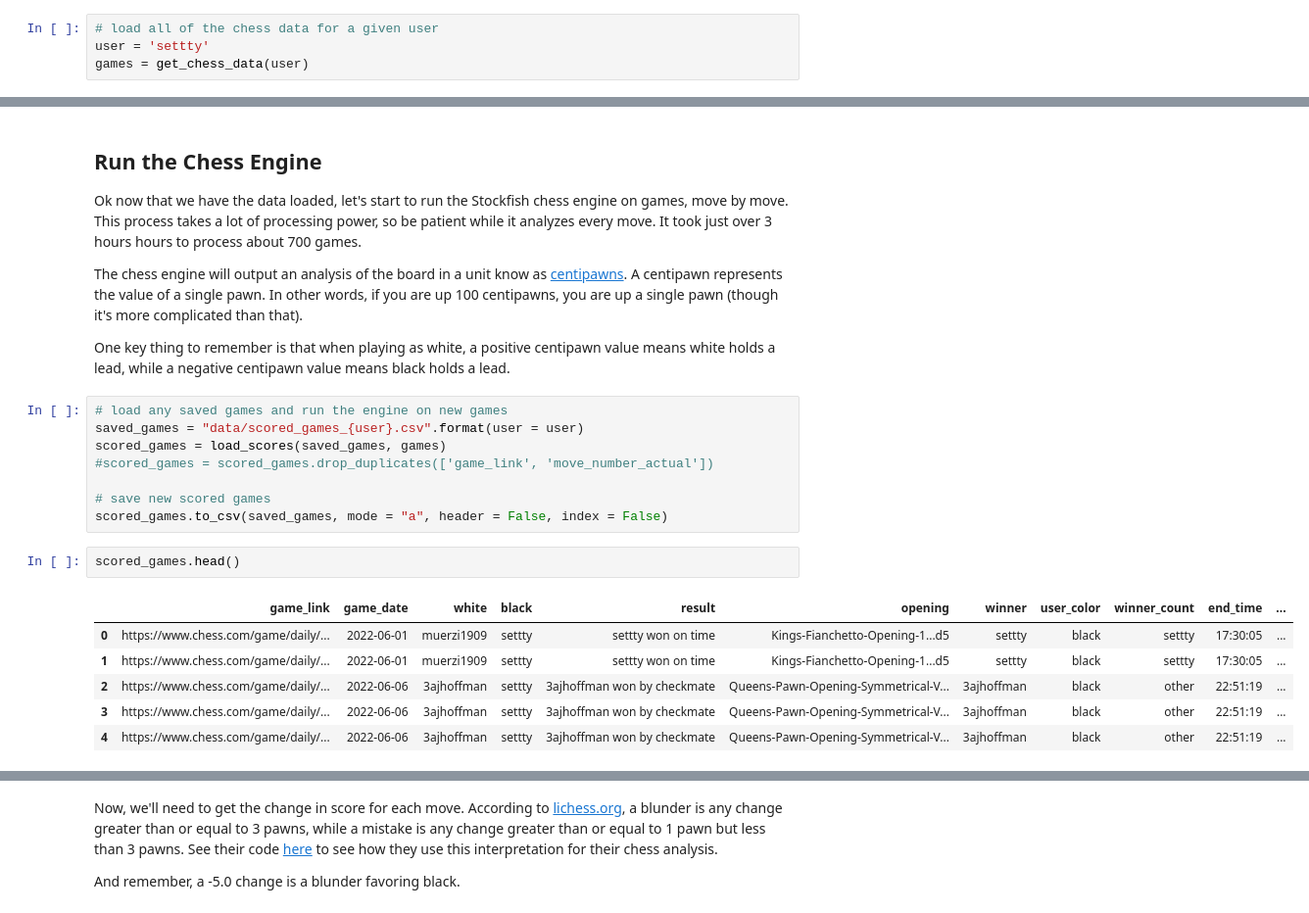
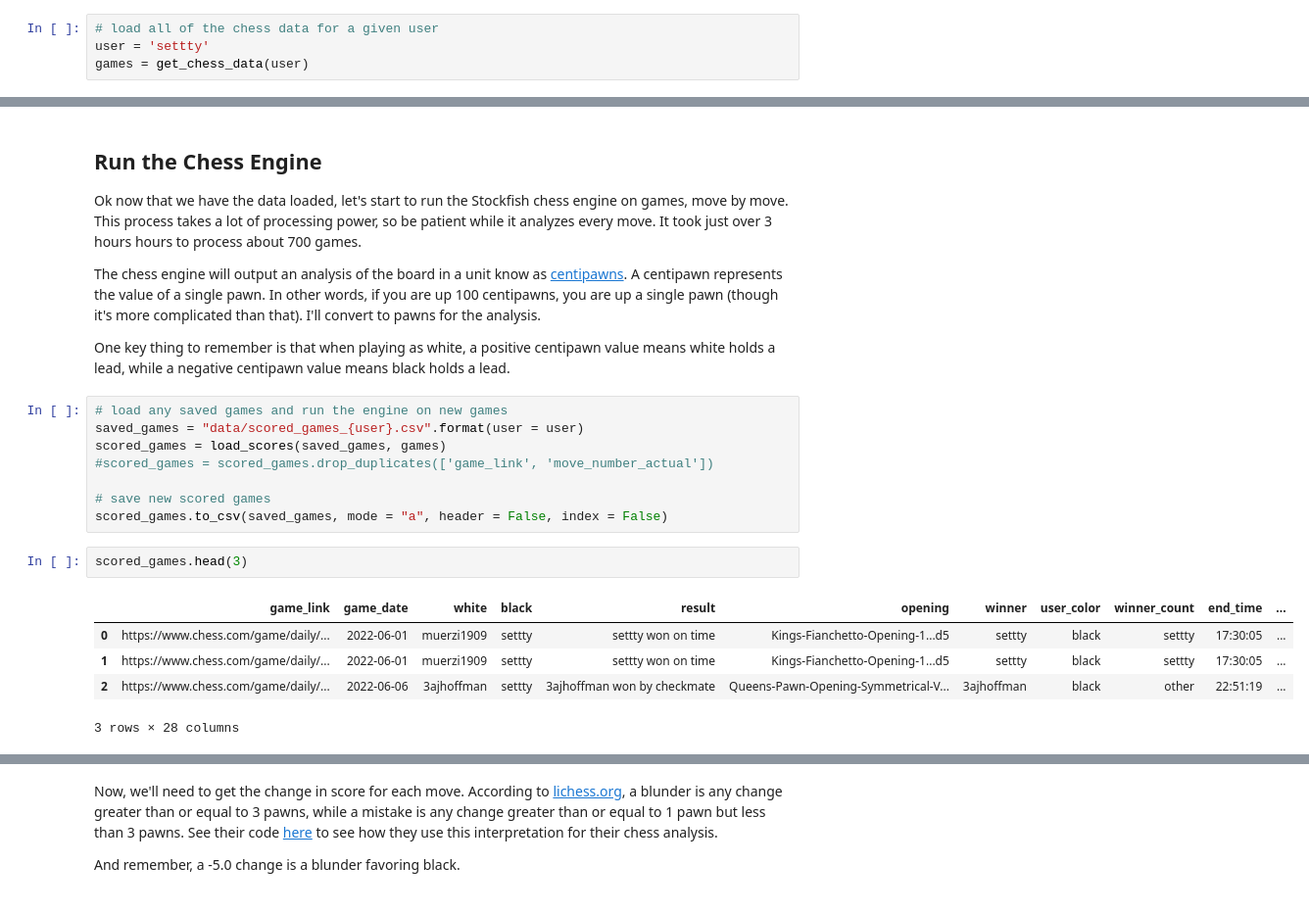
Before and after one commit to s-etty/chess-analysis, a Jupyter notebook: chess-analysis.ipynb, the cells around one changed output, grey strips where cells are left out. Shown at 98% size. Cells and saved outputs as stored; diff of their text form.

Commit message:
run engine again, remove error messages

```diff
--- a/chess-analysis.ipynb
+++ b/chess-analysis.ipynb
@@ -68,7 +68,7 @@ Name: winner_count, dtype: int64
 
 Ok now that we have the data loaded, let's start to run the Stockfish chess engine on games, move by move. This process takes a lot of processing power, so be patient while it analyzes every move. It took just over 3 hours hours to process about 700 games.
 
-The chess engine will output an analysis of the board in a unit know as [centipawns](https://en.wiktionary.org/wiki/centipawn#:~:text=Noun,calculation%20purposes%20in%20computer%20chess). A centipawn represents the value of a single pawn. In other words, if you are up 100 centipawns, you are up a single pawn (though it's more complicated than that).
+The chess engine will output an analysis of the board in a unit know as [centipawns](https://en.wiktionary.org/wiki/centipawn#:~:text=Noun,calculation%20purposes%20in%20computer%20chess). A centipawn represents the value of a single pawn. In other words, if you are up 100 centipawns, you are up a single pawn (though it's more complicated than that). I'll convert to pawns for the analysis.
 
 One key thing to remember is that when playing as white, a positive centipawn value means white holds a lead, while a negative centipawn value means black holds a lead.
 # %%
@@ -80,14 +80,13 @@ scored_games = load_scores(saved_games, games)
 # save new scored games
 scored_games.to_csv(saved_games, mode = "a", header = False, index = False)
 # %%
-scored_games.head()
+scored_games.head(3)
 # %% [output]
 |  | game_link | game_date | white | black | result | opening | winner | user_color | winner_count | end_time | ... |
 | 0 | https://www.chess.com/game/daily/... | 2022-06-01 | muerzi1909 | settty | settty won on time | Kings-Fianchetto-Opening-1...d5 | settty | black | settty | 17:30:05 | ... |
 | 1 | https://www.chess.com/game/daily/... | 2022-06-01 | muerzi1909 | settty | settty won on time | Kings-Fianchetto-Opening-1...d5 | settty | black | settty | 17:30:05 | ... |
 | 2 | https://www.chess.com/game/daily/... | 2022-06-06 | 3ajhoffman | settty | 3ajhoffman won by checkmate | Queens-Pawn-Opening-Symmetrical-V... | 3ajhoffman | black | other | 22:51:19 | ... |
-| 3 | https://www.chess.com/game/daily/... | 2022-06-06 | 3ajhoffman | settty | 3ajhoffman won by checkmate | Queens-Pawn-Opening-Symmetrical-V... | 3ajhoffman | black | other | 22:51:19 | ... |
-| 4 | https://www.chess.com/game/daily/... | 2022-06-06 | 3ajhoffman | settty | 3ajhoffman won by checkmate | Queens-Pawn-Opening-Symmetrical-V... | 3ajhoffman | black | other | 22:51:19 | ... |
+3 rows × 28 columns
 # %%
 scored_games.info()
 # %% [output]
```
Also changed, not shown: parts of 12 cells of this notebook, 1 other file.
